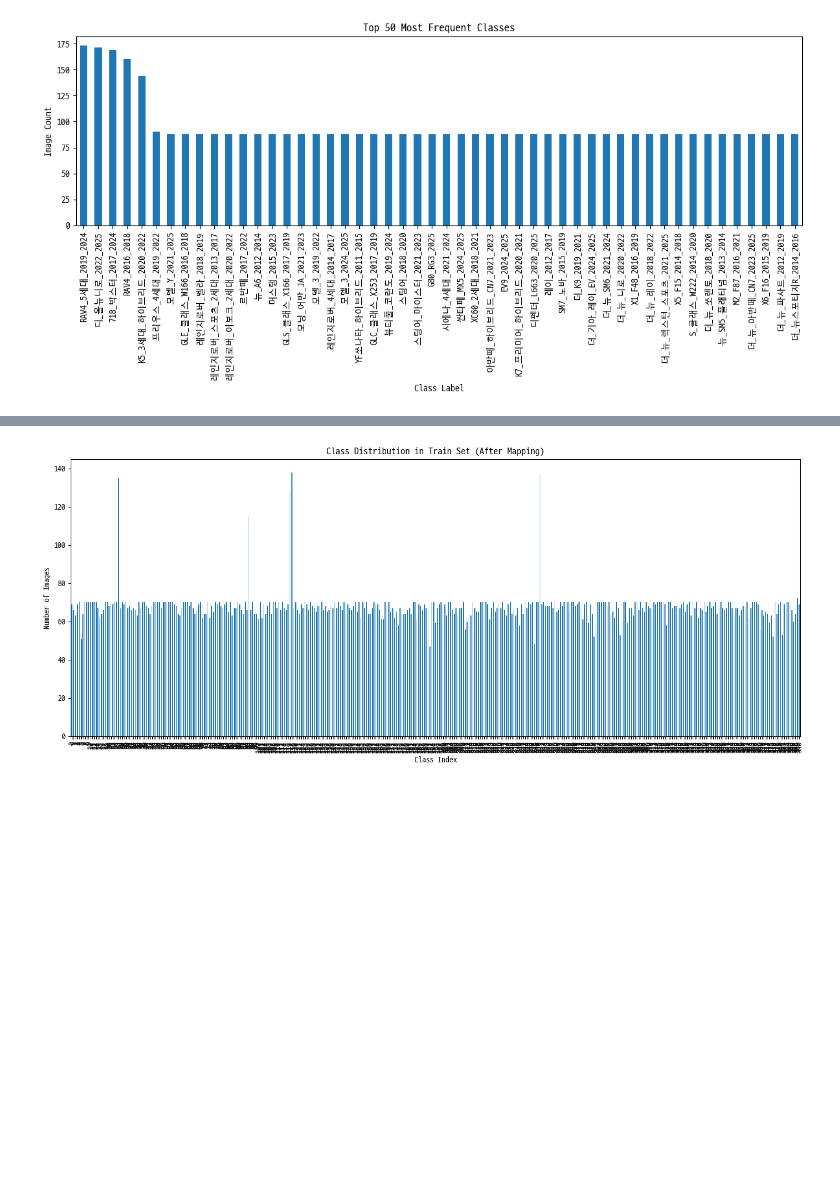
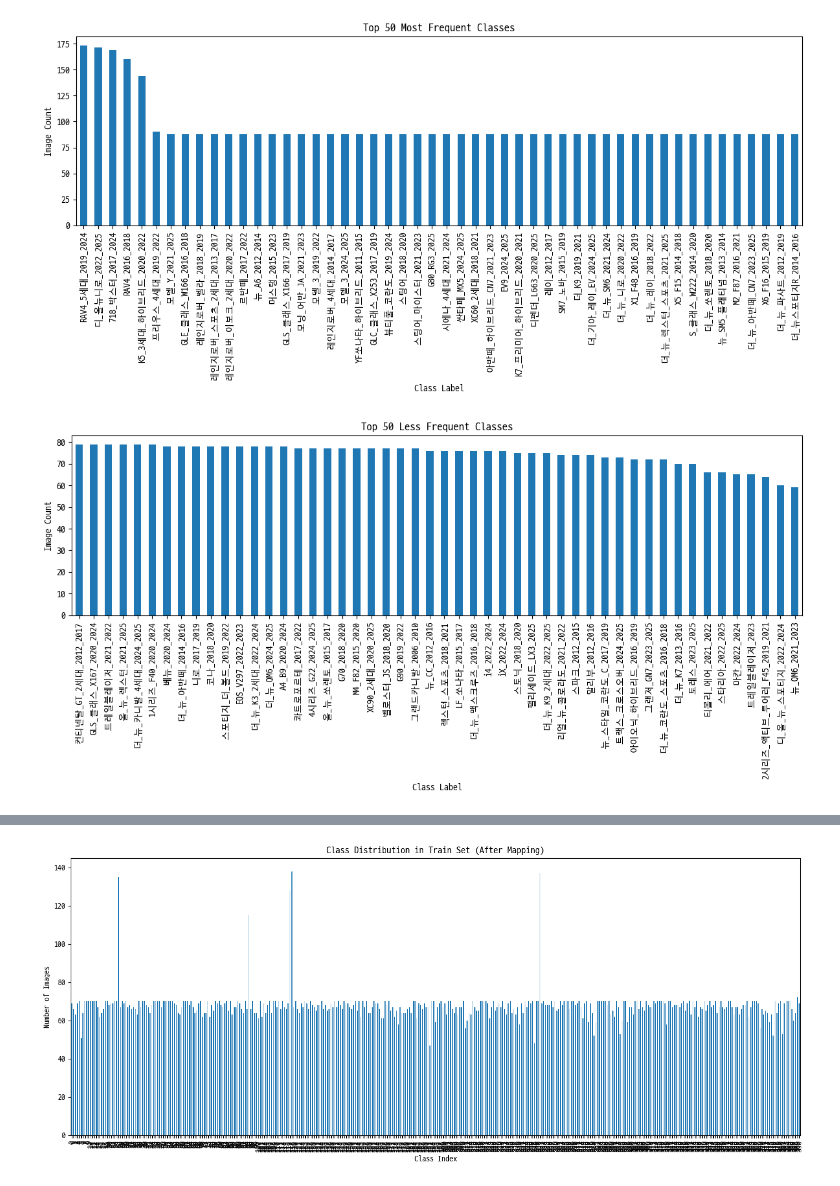
Before and after one commit to yong-again/img_clf, a Jupyter notebook: notebooks/EDA.ipynb, the cells around one changed output, grey strips where cells are left out. Drawn from its saved outputs; the diff is of its cells as text; code cells hidden in the pictures; blank space fills up the shorter version.

```diff
--- a/notebooks/EDA.ipynb
+++ b/notebooks/EDA.ipynb
@@ -130,3 +112,18 @@ plt.tight_layout()
 plt.show()
 # %% [output]
 [figure]
+# %%
+label_counts = df['label'].value_counts()
+
+# 상위/하위 클래스 시각화
+top_n = 50
+fig, ax = plt.subplots(figsize=(12, 6))
+label_counts.tail(top_n).plot(kind='bar', ax=ax)
+ax.set_title(f'Top {top_n} Less Frequent Classes')
+ax.set_ylabel('Image Count')
+ax.set_xlabel('Class Label')
+plt.xticks(rotation=90)
+plt.tight_layout()
+plt.show()
+# %% [output]
+[figure, added]
```
Also changed, not shown: parts of 7 cells of this notebook, 10 other files.
